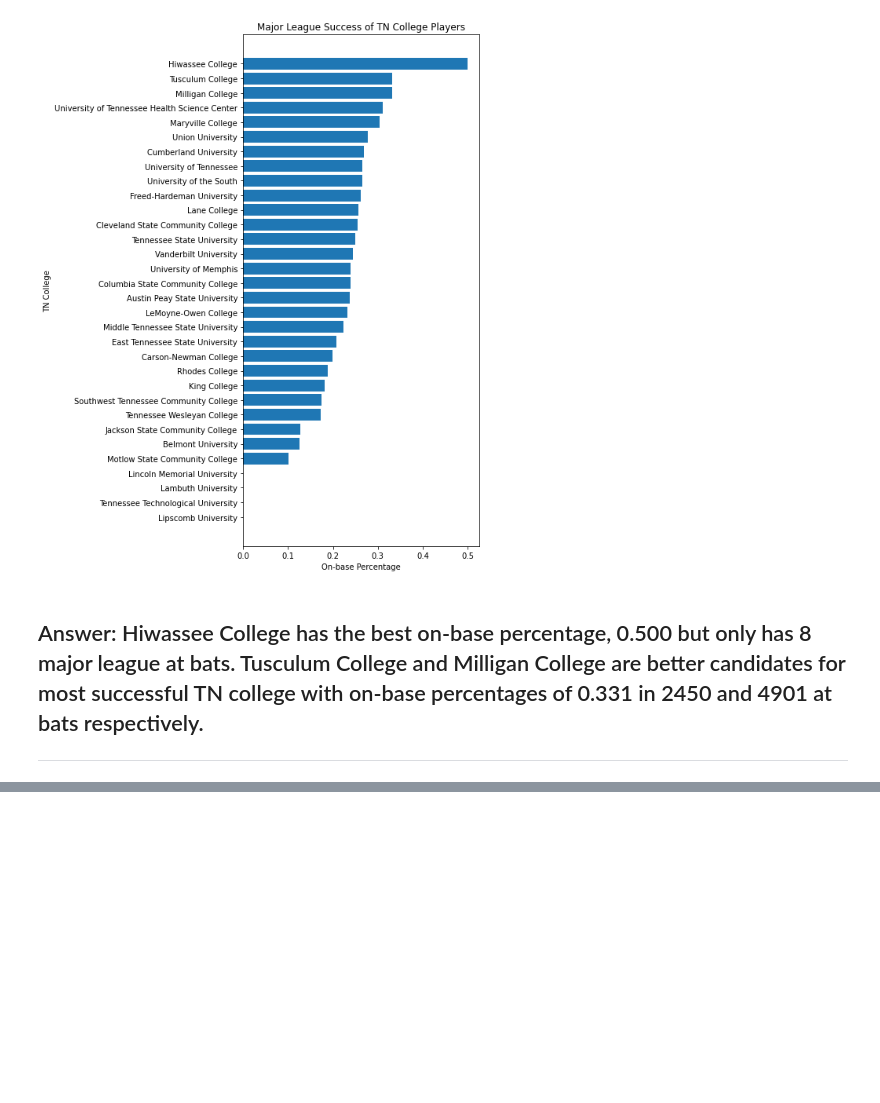
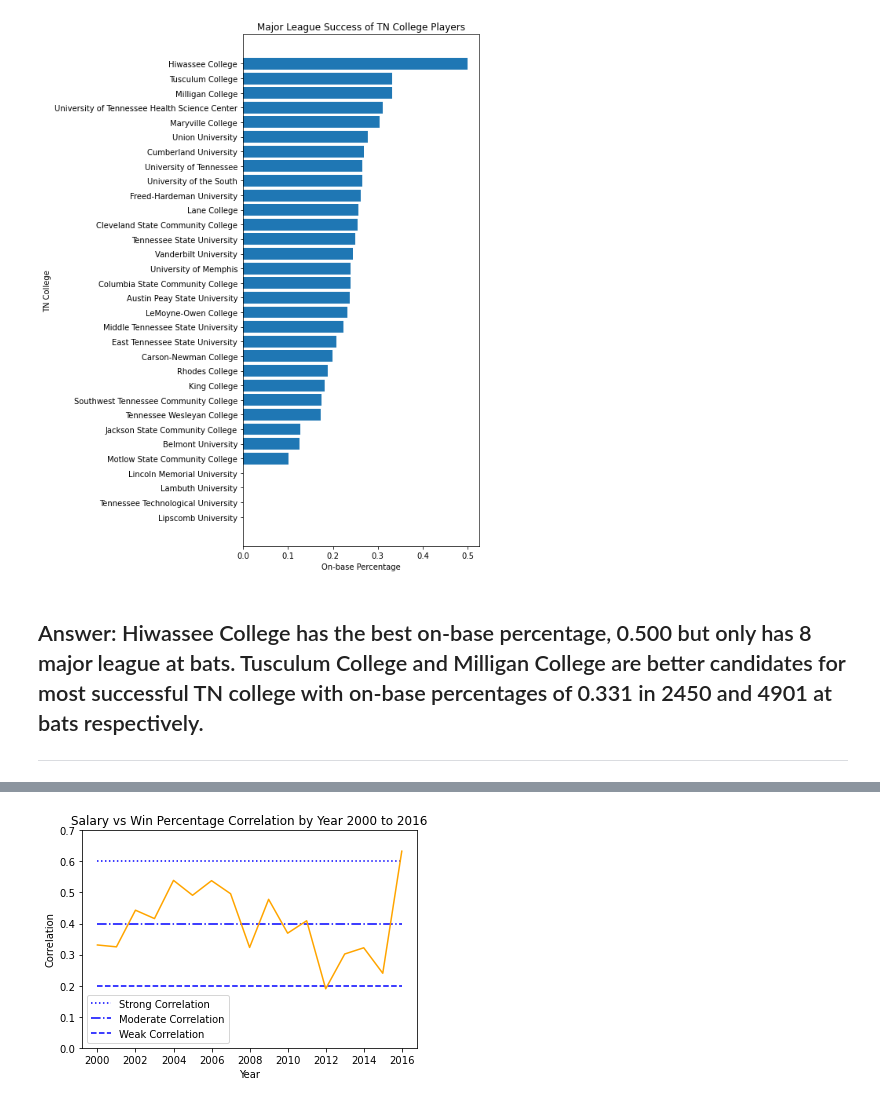
Before and after one commit to seiberttregoning/lahman-baseball-again, a Jupyter notebook: Questions_and_Answers.ipynb, the cells around one changed output, grey strips where cells are left out. Cells and saved outputs as stored; diff of their text form; code cells hidden in the pictures; blank space fills up the shorter version.

```diff
--- a/Questions_and_Answers.ipynb
+++ b/Questions_and_Answers.ipynb
@@ -597,0 +605,24 @@ plt.show()
+# %%
+salaries_df = salaries_df.drop(['lgid', 'playerid'], axis = 1)
+
+team_salaries = salaries_df.groupby(['yearid', 'teamid']).sum().reset_index()
+
+team_salaries = team_salaries.loc[team_salaries['yearid'] > 1999]
+# %%
+teams_df = teams_df.loc[:,['yearid', 'teamid', 'g', 'w', 'name']]
+
+teams_df = teams_df.loc[teams_df['yearid'] > 1999]
+
+teams_df['win_percent'] = round(teams_df.w/teams_df.g*100, 2)
+# %%
+salary_wins = pd.merge(teams_df, team_salaries, how = 'inner', on = ['yearid', 'teamid'])
+# %%
+year_correlations = []
+
+for i in salary_wins['yearid'].unique():
+    year_df = salary_wins[salary_wins['yearid'] == i]
+    corr = round(year_df['win_percent'].corr(year_df['salary']), 3)
+    year_correlations.append([i, corr])
+    print(i, corr)
+
+year_correlations_df = pd.DataFrame(year_correlations, columns = ['Year', 'Correlation'])
@@ -597,0 +647,17 @@ plt.show()
+# %%
+fig, ax = plt.subplots()
+
+ax.plot([2000, 2016], [0.6, 0.6], label = 'Strong Correlation', linestyle = ':', color = 'blue')
+ax.plot([2000, 2016], [0.4, 0.4], label = 'Moderate Correlation', linestyle = '-.', color = 'blue')
+ax.plot([2000, 2016], [0.2, 0.2], label = 'Weak Correlation', linestyle = '--', color = 'blue')
+ax.plot()
+ax.plot(year_correlations_df.Year, year_correlations_df.Correlation, color = 'orange')
+ax.set_ylim(0, 0.7)
+ax.set_ylabel('Correlation')
+ax.set_xlabel('Year')
+ax.set_title('Salary vs Win Percentage Correlation by Year 2000 to 2016')
+ax.legend()
+
+plt.show()
+# %% [output]
+[figure, added]
```
Also changed, not shown: parts of 29 cells of this notebook.
